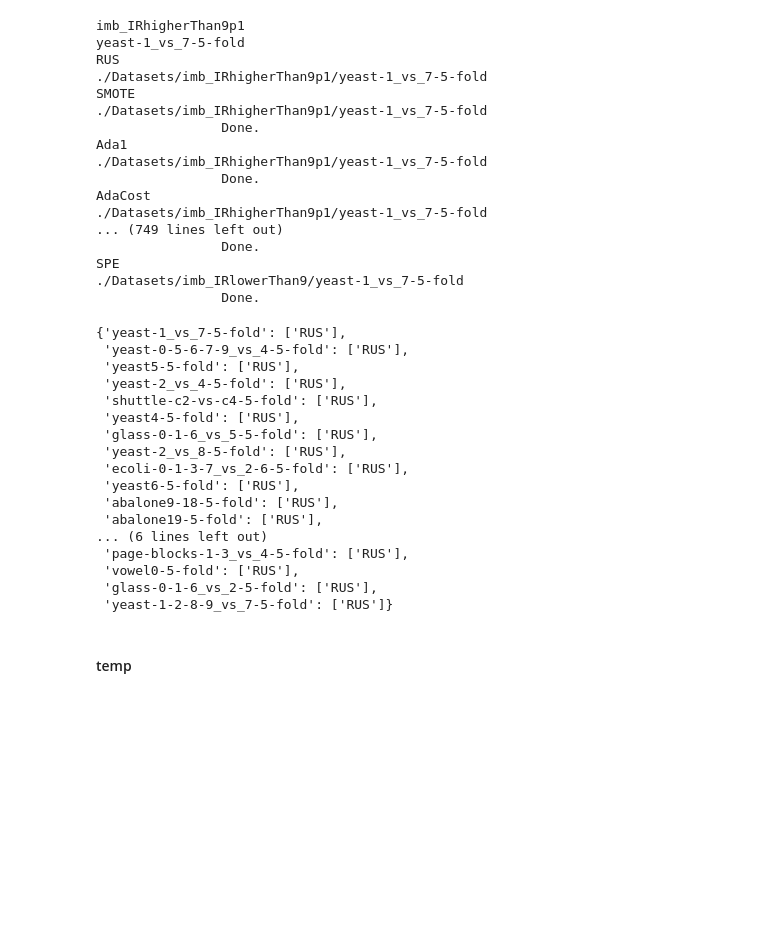
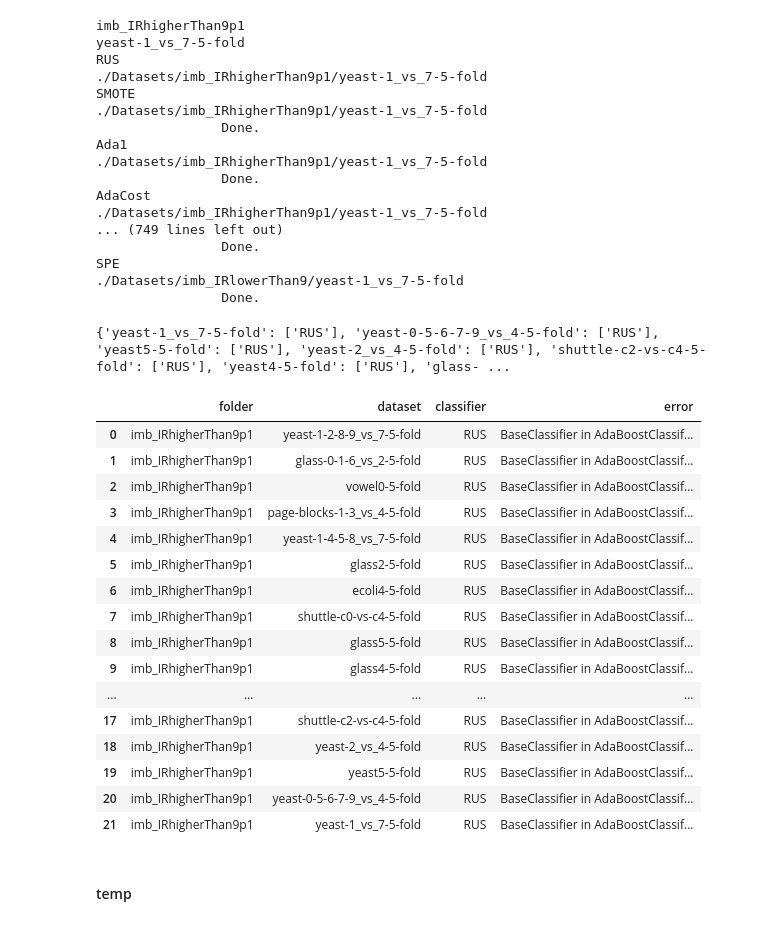
Before and after one commit to farzadhallaji/boosting, a Jupyter notebook: main.ipynb, the cells around one changed output. Saved outputs shown, nothing was run; the diff lists cells and outputs as text; code cells hidden in the pictures; blank space fills up the shorter version.

Commit message:
checking errors

```diff
--- a/main.ipynb
+++ b/main.ipynb
@@ -132,40 +132,41 @@ SPE
 # %%
 troubs = {}
 clssssss = list(classifiers.keys())
 # clssssss.append('STOMEENC')
 for folder in os.listdir('./Datasets/'):
     for dataset in os.listdir('./Datasets/'+folder):
         for classifier in classifiers:
             files = glob.glob('./Results/'+folder+'/'+dataset+'/'+classifier+'/*.npy')
             if len(files) < 1:
                 if dataset in troubs:
                     troubs[dataset].append(classifier)
                 else:
                     troubs[dataset] = [classifier]
             # print(folder, dataset, classifier)
 
 
-troubs
-# pd.set_option('display.max_colwidth', None)
-# pd.read_pickle('errors.pkl')
+print(troubs)
+pd.set_option('display.max_colwidth', None)
+pd.read_pickle('errors.pkl')
 # %% [output]
-{'yeast-1_vs_7-5-fold': ['RUS'],
- 'yeast-0-5-6-7-9_vs_4-5-fold': ['RUS'],
- 'yeast5-5-fold': ['RUS'],
- 'yeast-2_vs_4-5-fold': ['RUS'],
- 'shuttle-c2-vs-c4-5-fold': ['RUS'],
- 'yeast4-5-fold': ['RUS'],
- 'glass-0-1-6_vs_5-5-fold': ['RUS'],
- 'yeast-2_vs_8-5-fold': ['RUS'],
- 'ecoli-0-1-3-7_vs_2-6-5-fold': ['RUS'],
- 'yeast6-5-fold': ['RUS'],
- 'abalone9-18-5-fold': ['RUS'],
- 'abalone19-5-fold': ['RUS'],
-... (6 lines left out)
- 'page-blocks-1-3_vs_4-5-fold': ['RUS'],
- 'vowel0-5-fold': ['RUS'],
- 'glass-0-1-6_vs_2-5-fold': ['RUS'],
- 'yeast-1-2-8-9_vs_7-5-fold': ['RUS']}
+{'yeast-1_vs_7-5-fold': ['RUS'], 'yeast-0-5-6-7-9_vs_4-5-fold': ['RUS'], 'yeast5-5-fold': ['RUS'], 'yeast-2_vs_4-5-fold': ['RUS'], 'shuttle-c2-vs-c4-5-fold': ['RUS'], 'yeast4-5-fold': ['RUS'], 'glass- ...
+|  | folder | dataset | classifier | error |
+| 0 | imb_IRhigherThan9p1 | yeast-1-2-8-9_vs_7-5-fold | RUS | BaseClassifier in AdaBoostClassif... |
+| 1 | imb_IRhigherThan9p1 | glass-0-1-6_vs_2-5-fold | RUS | BaseClassifier in AdaBoostClassif... |
+| 2 | imb_IRhigherThan9p1 | vowel0-5-fold | RUS | BaseClassifier in AdaBoostClassif... |
+| 3 | imb_IRhigherThan9p1 | page-blocks-1-3_vs_4-5-fold | RUS | BaseClassifier in AdaBoostClassif... |
+| 4 | imb_IRhigherThan9p1 | yeast-1-4-5-8_vs_7-5-fold | RUS | BaseClassifier in AdaBoostClassif... |
+| 5 | imb_IRhigherThan9p1 | glass2-5-fold | RUS | BaseClassifier in AdaBoostClassif... |
+| 6 | imb_IRhigherThan9p1 | ecoli4-5-fold | RUS | BaseClassifier in AdaBoostClassif... |
+| 7 | imb_IRhigherThan9p1 | shuttle-c0-vs-c4-5-fold | RUS | BaseClassifier in AdaBoostClassif... |
+| 8 | imb_IRhigherThan9p1 | glass5-5-fold | RUS | BaseClassifier in AdaBoostClassif... |
+| 9 | imb_IRhigherThan9p1 | glass4-5-fold | RUS | BaseClassifier in AdaBoostClassif... |
+| ... | ... | ... | ... | ... |
+| 17 | imb_IRhigherThan9p1 | shuttle-c2-vs-c4-5-fold | RUS | BaseClassifier in AdaBoostClassif... |
+| 18 | imb_IRhigherThan9p1 | yeast-2_vs_4-5-fold | RUS | BaseClassifier in AdaBoostClassif... |
+| 19 | imb_IRhigherThan9p1 | yeast5-5-fold | RUS | BaseClassifier in AdaBoostClassif... |
+| 20 | imb_IRhigherThan9p1 | yeast-0-5-6-7-9_vs_4-5-fold | RUS | BaseClassifier in AdaBoostClassif... |
+| 21 | imb_IRhigherThan9p1 | yeast-1_vs_7-5-fold | RUS | BaseClassifier in AdaBoostClassif... |
 # %% [markdown]
 #### temp
 # %%
```
Also changed, not shown: 1 other file.
